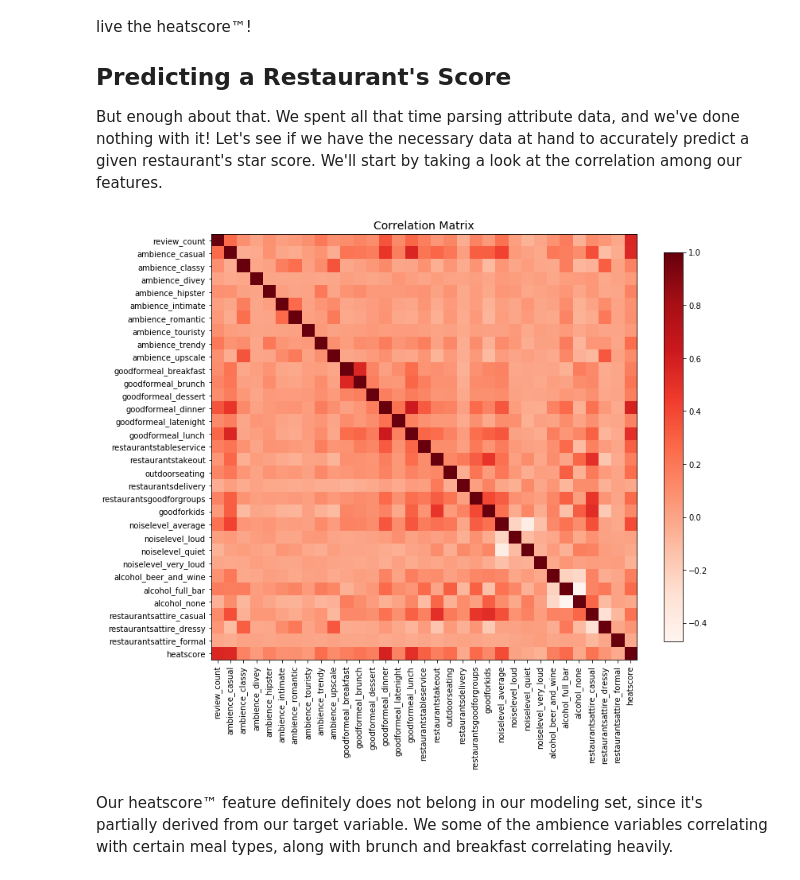
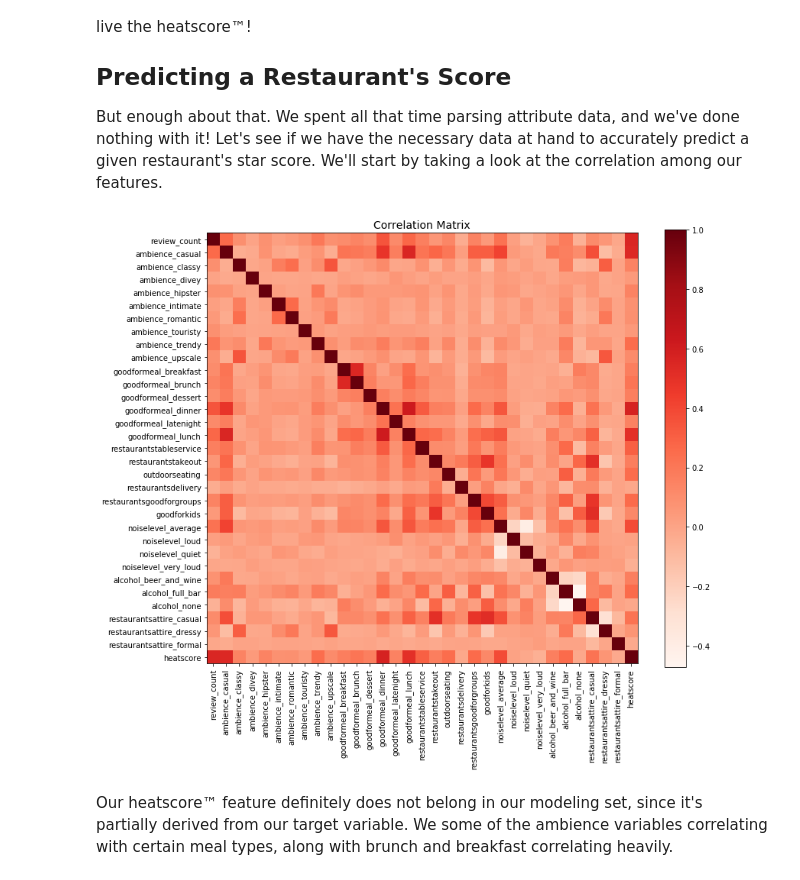
Before and after one commit to zgongaware/what_makes_a_hotspot, a Jupyter notebook: notebooks/Yelp Restaurant Exploration.ipynb, the cells around one changed output. Cells and saved outputs as stored; diff of their text form; code cells hidden in the pictures.

```diff
--- a/notebooks/Yelp Restaurant Exploration.ipynb
+++ b/notebooks/Yelp Restaurant Exploration.ipynb
@@ -450,26 +450,28 @@ But enough about that.  We spent all that time parsing attribute data, and we've
 # %%
 def plot_corr(df, target, size=12):
     '''Function plots a graphical correlation matrix for each pair of columns in the dataframe.
 
     Input:
         df: pandas DataFrame
         size: vertical and horizontal size of the plot'''
 
     corr = df.drop(columns=[target]).corr()
     fig, ax = plt.subplots(figsize=(size, size))
     mat = ax.matshow(corr, cmap=plt.cm.Reds)
     plt.xticks(range(len(corr.columns)), corr.columns, rotation=90);
     ax.xaxis.set_ticks_position('bottom')
     plt.yticks(range(len(corr.columns)), corr.columns);
     plt.title("Correlation Matrix", fontsize=14, y=1)
 
     ax.figure.colorbar(mat, ax=ax, shrink=.75)
 
+    plt.tight_layout()
+
     plt.show()
 
 plot_corr(clean, 'stars')
 # %% [output]
-[figure, old version]
+[figure, new version]
 # %% [markdown]
 Our heatscore™ feature definitely does not belong in our modeling set, since it's partially derived from our target variable.  We some of the ambience variables correlating with certain meal types, along with brunch and breakfast correlating heavily.
 # %%
```
Also changed, not shown: 2 other files.
